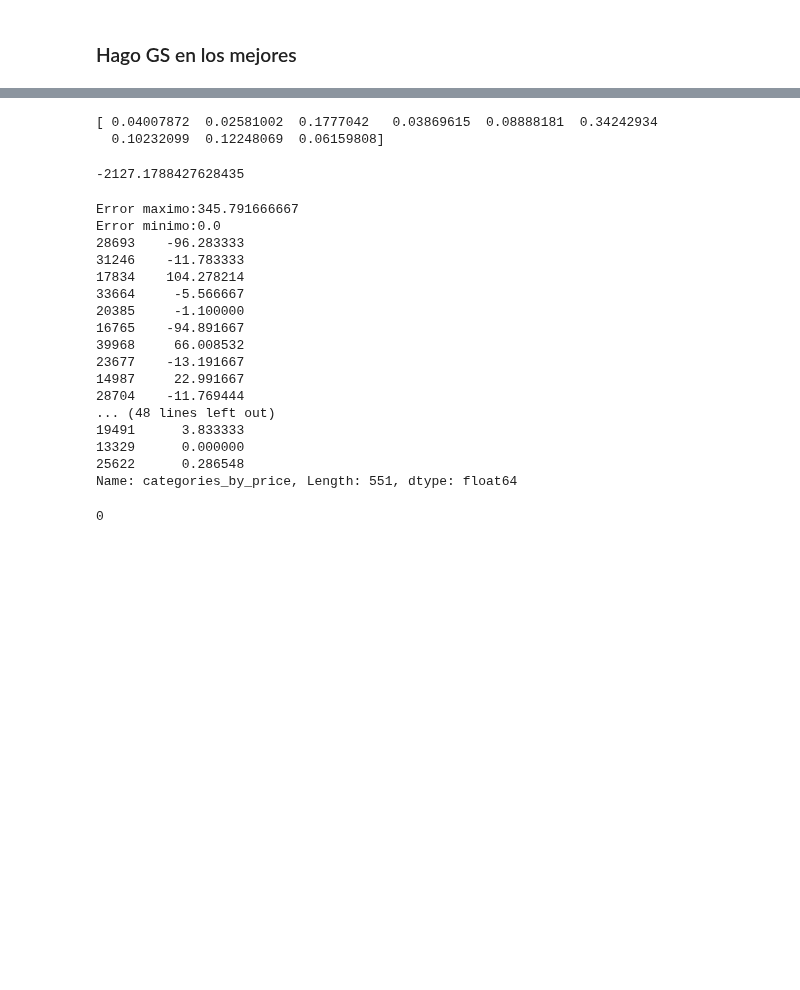
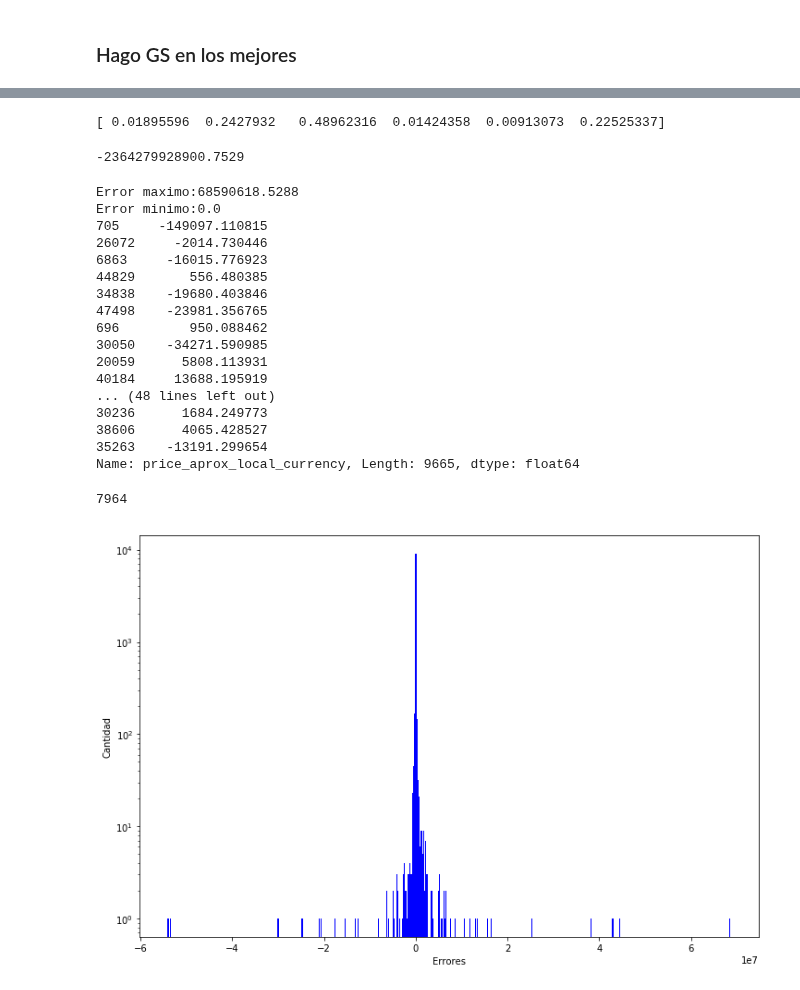
Before and after one commit to AlejandroDaneri/Machine-Learning-Properati, a Jupyter notebook: Random Forest.ipynb, the cells around one changed output, grey strips where cells are left out. Saved outputs shown, nothing was run; the diff lists cells and outputs as text; code cells hidden in the pictures; blank space fills up the shorter version.

Commit message:
plot de errores en rf

```diff
--- a/Random Forest.ipynb
+++ b/Random Forest.ipynb
@@ -236,7 +236,7 @@ X_train, X_test, y_train, y_test = train_test_split(
 
 param_grid = {"criterion": criterion,"max_features":max_features,"n_estimators":n_estimators}
 
-search = GridSearchCV(rf, param_grid=param_grid ,cv=20,scoring='neg_mean_squared_error') #refit deja el estimador fiteado con los mejores hiperparametros
+search = GridSearchCV(rf, param_grid=param_grid ,cv=5,scoring='neg_mean_squared_error') #refit deja el estimador fiteado con los mejores hiperparametros
 start = time()
 search.fit(X_train, y_train)
 
@@ -268,34 +268,33 @@ Hiper-parametros: {'max_features': 'auto', 'n_estimators': 170, 'criterion': 'ms
 mejor_rf = search.best_estimator_
 print mejor_rf.feature_importances_ # la importancia de cada feature (cuanta informacion le provee al rf) ordenado tal y cual esta zipeado el X
 # %% [output]
-[ 0.04007872  0.02581002  0.1777042   0.03869615  0.08888181  0.34242934
-  0.10232099  0.12248069  0.06159808]
+[ 0.01895596  0.2427932   0.48962316  0.01424358  0.00913073  0.22525337]
 # %%
 search.score(X_test,y_test)
 # %% [output]
--2127.1788427628435
+-2364279928900.7529
 # %%
 errores = mejor_rf.predict(X_test)-y_test
 print ("Error maximo:{0}\nError minimo:{1}".format( max(abs(errores)),min(abs(errores))))
 print(errores)
 # %% [output]
-Error maximo:345.791666667
+Error maximo:68590618.5288
 Error minimo:0.0
-28693    -96.283333
-31246    -11.783333
-17834    104.278214
-33664     -5.566667
-20385     -1.100000
-16765    -94.891667
-39968     66.008532
-23677    -13.191667
-14987     22.991667
-28704    -11.769444
+705     -149097.110815
+26072     -2014.730446
+6863     -16015.776923
+44829       556.480385
+34838    -19680.403846
+47498    -23981.356765
+696         950.088462
+30050    -34271.590985
+20059      5808.113931
+40184     13688.195919
 ... (48 lines left out)
-19491      3.833333
-13329      0.000000
-25622      0.286548
-Name: categories_by_price, Length: 551, dtype: float64
+30236      1684.249773
+38606      4065.428527
+35263    -13191.299654
+Name: price_aprox_local_currency, Length: 9665, dtype: float64
 # %%
 count_max=0
 max_error=500
@@ -304,4 +303,15 @@ for error in errores:
         count_max+=1
 count_max
 # %% [output]
-0
+7964
+# %%
+# the histogram of the data
+plt.figure(figsize=(12,8))
+plt.hist(errores, cant_buckets, facecolor='blue')
+plt.xlabel('Errores')
+plt.ylabel('Cantidad')
+#plt.xlim(-10000000, 10000000) para variar el "zoom a 0"
+plt.yscale('log')
+plt.show()
+# %% [output]
+[figure, added]
```
Also changed, not shown: parts of 3 cells of this notebook.
